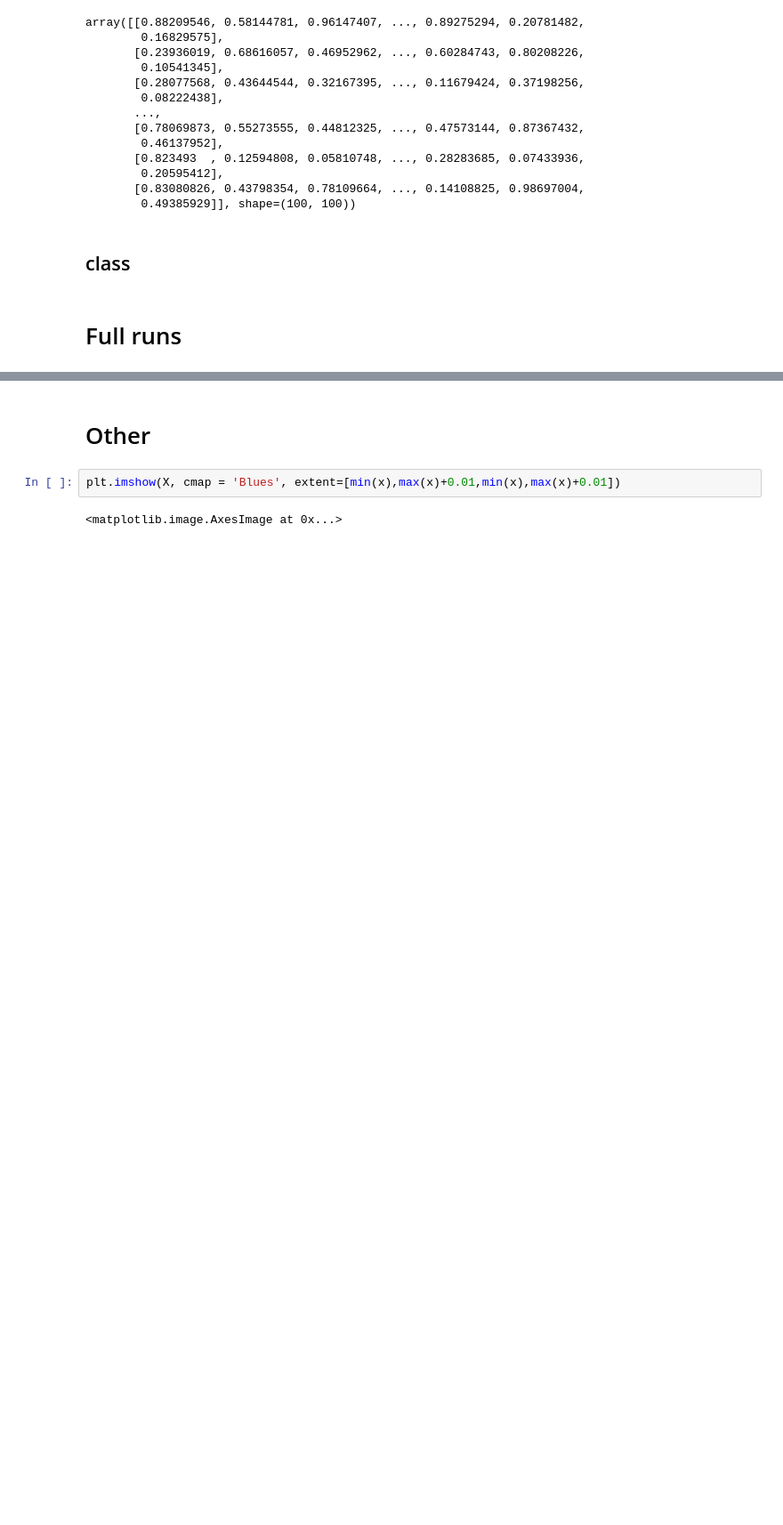
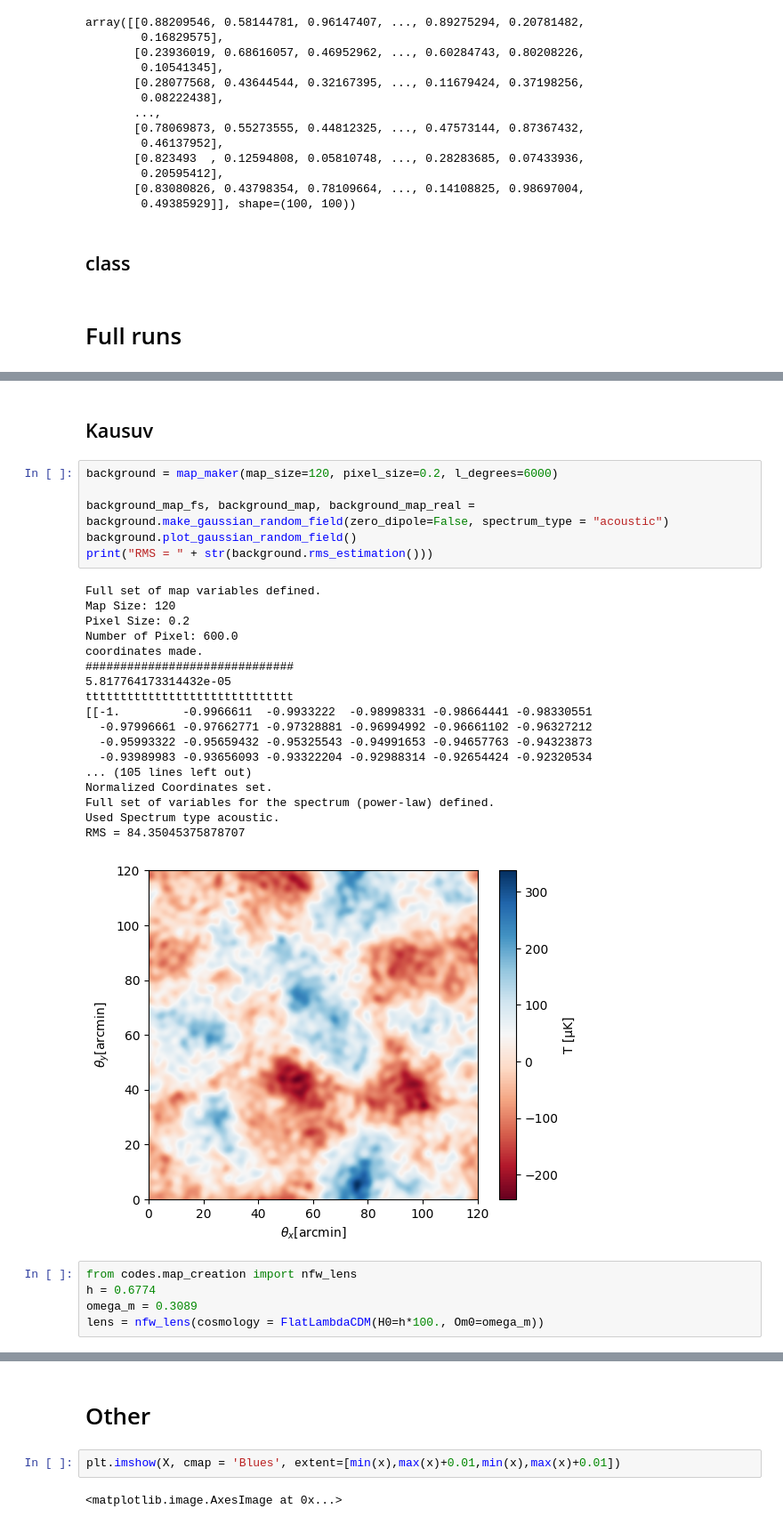
Before and after one commit to jzimm24/research-intern-AIfA, a Jupyter notebook: notebookes/cmb-maps.ipynb, the cells around one changed output, grey strips where cells are left out. Shown at 89% size. Drawn from its saved outputs; the diff is of its cells as text; blank space fills up the shorter version.

```diff
--- a/notebookes/cmb-maps.ipynb
+++ b/notebookes/cmb-maps.ipynb
@@ -1250,0 +1303,32 @@ cbar.set_label("T [K]")   # label for the scale
+# %% [markdown]
+## Kausuv
+# %%
+background = map_maker(map_size=120, pixel_size=0.2, l_degrees=6000)
+
+background_map_fs, background_map, background_map_real = background.make_gaussian_random_field(zero_dipole=False, spectrum_type = "acoustic")
+background.plot_gaussian_random_field()
+print("RMS = " + str(background.rms_estimation()))
+# %% [output]
+Full set of map variables defined.
+Map Size: 120
+Pixel Size: 0.2
+Number of Pixel: 600.0
+coordinates made.
+##############################
+5.817764173314432e-05
+tttttttttttttttttttttttttttttt
+[[-1.         -0.9966611  -0.9933222  -0.98998331 -0.98664441 -0.98330551
+  -0.97996661 -0.97662771 -0.97328881 -0.96994992 -0.96661102 -0.96327212
+  -0.95993322 -0.95659432 -0.95325543 -0.94991653 -0.94657763 -0.94323873
+  -0.93989983 -0.93656093 -0.93322204 -0.92988314 -0.92654424 -0.92320534
+... (105 lines left out)
+Normalized Coordinates set.
+Full set of variables for the spectrum (power-law) defined.
+Used Spectrum type acoustic.
+RMS = 84.35045375878707
+[figure, added]
+# %%
+from codes.map_creation import nfw_lens
+h = 0.6774
+omega_m = 0.3089
+lens = nfw_lens(cosmology = FlatLambdaCDM(H0=h*100., Om0=omega_m))
```
Also changed, not shown: parts of 22 cells of this notebook, 2 other files.
